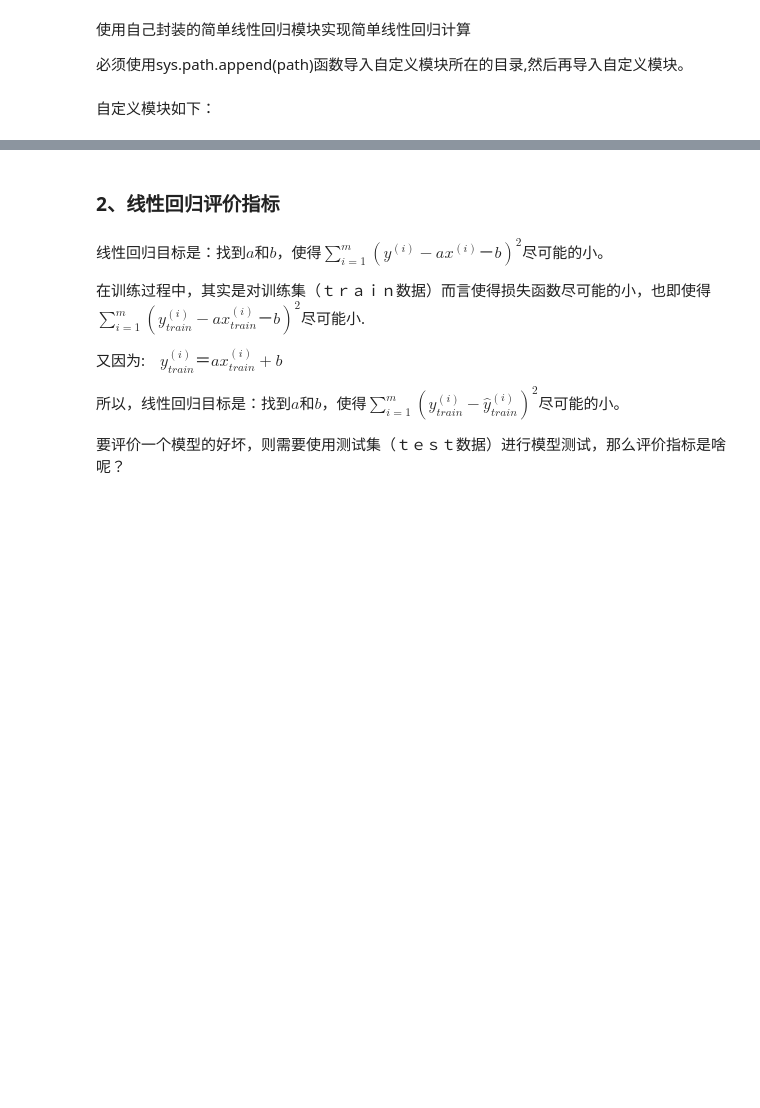
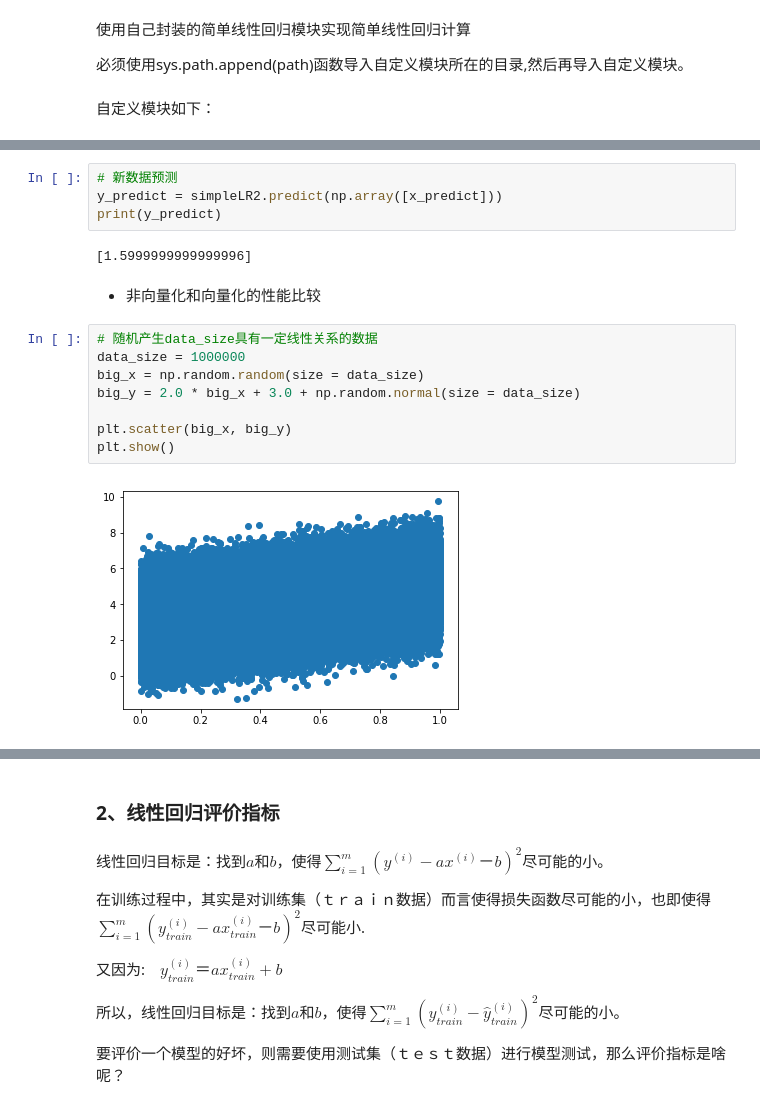
Before and after one commit to buyanxi/DeepLearning, a Jupyter notebook: LinearRegreesion/LinearRegreesion.ipynb, the cells around one changed output, grey strips where cells are left out. Cells and saved outputs as stored; diff of their text form; blank space fills up the shorter version.

```diff
--- a/LinearRegreesion/LinearRegreesion.ipynb
+++ b/LinearRegreesion/LinearRegreesion.ipynb
@@ -217,0 +279,18 @@ print(y_predict_array)
+# %%
+# 新数据预测
+y_predict = simpleLR2.predict(np.array([x_predict]))
+print(y_predict)
+# %% [output]
+[1.5999999999999996]
+# %% [markdown]
+* 非向量化和向量化的性能比较
+# %%
+# 随机产生data_size具有一定线性关系的数据
+data_size = 1000000
+big_x = np.random.random(size = data_size)
+big_y = 2.0 * big_x + 3.0 + np.random.normal(size = data_size)
+
+plt.scatter(big_x, big_y)
+plt.show()
+# %% [output]
+[figure, added]
```
Also changed, not shown: parts of 14 cells of this notebook, 1 other file.
